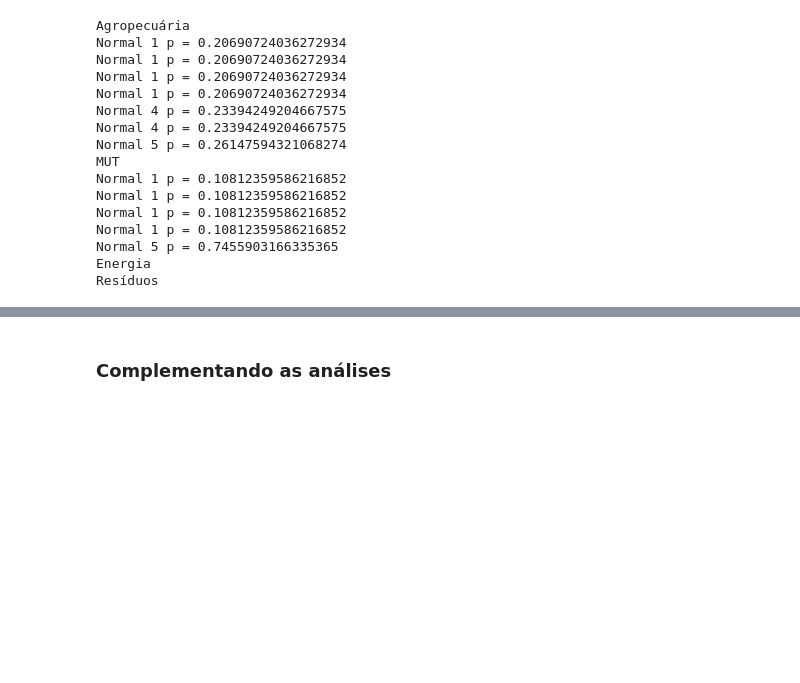
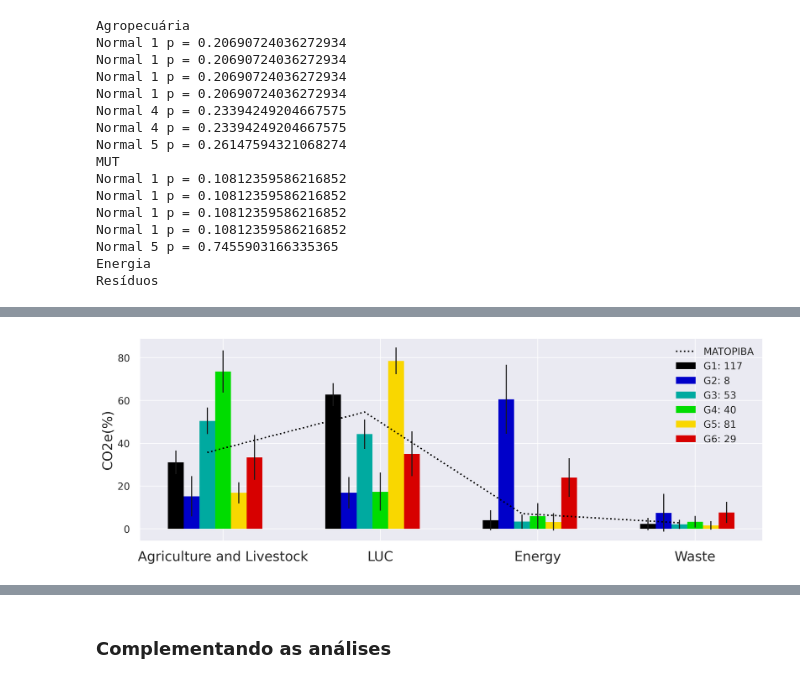
Before and after one commit to lucas-fpaiva/matopiba_emissions, a Jupyter notebook: code/groups.ipynb, the cells around one changed output, grey strips where cells are left out. Saved outputs shown, nothing was run; the diff lists cells and outputs as text; code cells hidden in the pictures; blank space fills up the shorter version.

```diff
--- a/code/groups.ipynb
+++ b/code/groups.ipynb
@@ -264,20 +265,2 @@ data.head()
 # %% [markdown]
 ### Perfil dos grupos (descrição)
-# %%
-data[['grupo','ESTADOS']]    #groupby('grupo').sum()
-
-grupos = []
-estados = ['MA','TO', 'PI','BA']
-for i in range(1,7):
-    linha =[]
-    # print()
-    grupo = data[data['grupo']==i]
-    # print("Grupo "+str(i)+':')
-    linha.append('G' +str(i))
-    for est in estados:
-
-        # print(est +"=" + str(len(grupo[grupo['ESTADOS'] == est]) ))
-        linha.append(len(grupo[grupo['ESTADOS'] == est]))
-    grupos.append(linha)
-tab2 = pd.DataFrame(grupos,columns=['Grupo','MA','TO','PI','BA'])
-tab2.head(7)
@@ -561,0 +407,56 @@ data[data['grupo']==2].head(8)
+# %%
+def bar_grupos(dados_sc,k):
+  x = list(dados_sc.columns)[0:-1]
+
+  fig = plt.figure(figsize = (15,5),dpi = 300)
+
+
+  # plt.figure(figsize=(12, 5), dpi=300)
+  j=0
+
+  print("MATOPIBA")
+  print(dados_sc.drop(['group'],axis=1).mean()*100)
+  print()
+
+
+  barWidth = 0.1
+  r = np.arange(4)
+  r = [x-3*barWidth for x in r]
+  for i in range(1,k+1):
+    dado_g = dados_sc.loc[dados_sc['group']==i]
+    dado_g = dado_g.drop(['group'],axis=1)
+    dado_g = dado_g
+    color=(cm.nipy_spectral(float(i-1)*1.1 /k))
+    r = [x + barWidth for x in r]
+    plt.bar(r, dado_g.mean()*100, width = barWidth, color = color,
+            edgecolor = 'white', lw=0.0, alpha=1, yerr=dado_g.std()*100, label=str('G'+str(i)+': '+str(dado_g.shape[0])))
+
+    print("Group: "+str(i))
+    print(dado_g.mean()*100)
+    print()
+    j+=1
+
+  #color=(cm.nipy_spectral(float(i+1) /k))
+  dado_g = dados_sc.drop(['group'],axis=1)
+  r = [x-3*barWidth for x in r]
+  plt.grid(True)
+  plt.plot(r,dado_g.mean()*100,':',label=('MATOPIBA'),
+        linewidth=2,color = 'black') # markersize=12*(dado_g.shape[0]/dados_sc.shape[0]))
+
+  plt.xticks([r + barWidth for r in range(len(dado_g.mean()))],x,fontsize=fontsize)
+  plt.ylabel('CO2e(%)',fontsize=fontsize)
+  # plt.xlabel([ "Agropecuária","MUT","Energia","Resíduos"],fontsize=fontsize)
+  plt.legend()
+  '''
+  # statistical annotation
+  x1, x2 = 2, 3   # columns 'Sat' and 'Sun' (first column: 0, see plt.xticks())
+  y, h, col = tips['total_bill'].max() + 2, 2, 'k'
+  plt.plot([x1, x1, x2, x2], [y, y+h, y+h, y], lw=1.5, c=col)
+  plt.text((x1+x2)*.5, y+h, "ns", ha='center', va='bottom', color=col)
+'''
+
+
+bar_grupos(data[features_group],max(data[features_group].group))
+
+plt.savefig("/content/matopiba_emissions/output/figure2b.pdf", format="pdf", dpi=1000)
+# %% [output]
@@ -561,0 +480 @@ data[data['grupo']==2].head(8)
+[figure, added]
```
Also changed, not shown: parts of 39 cells of this notebook.
